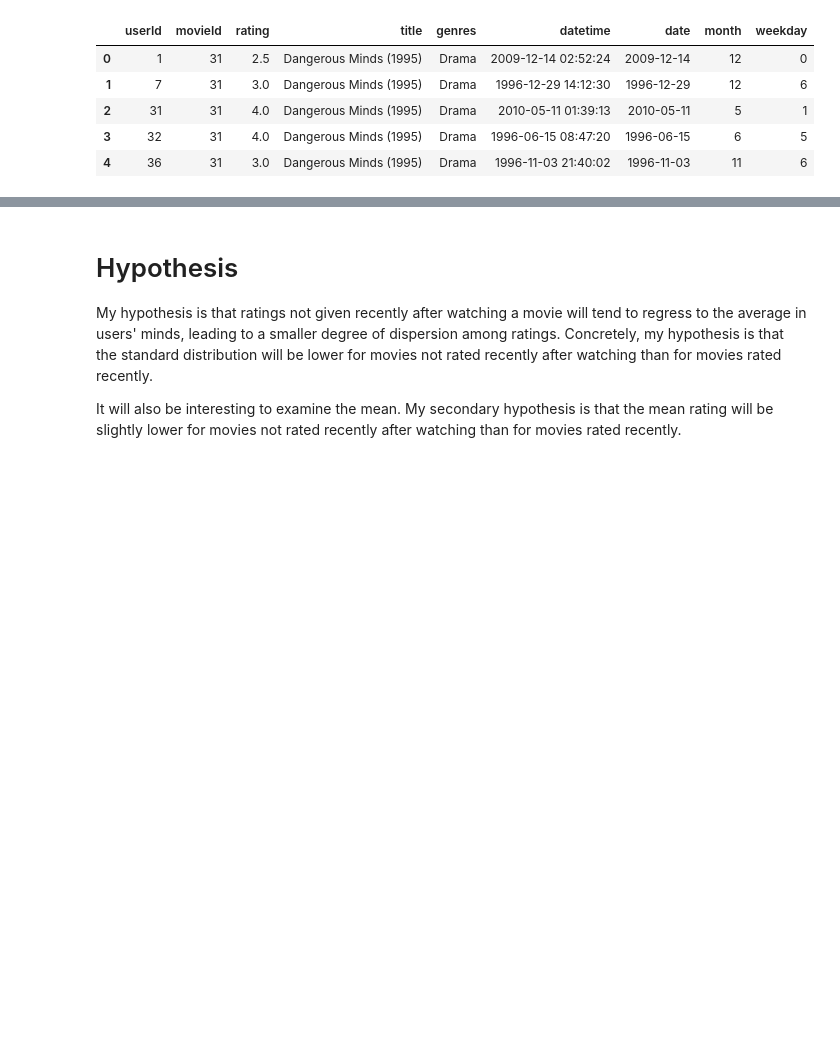
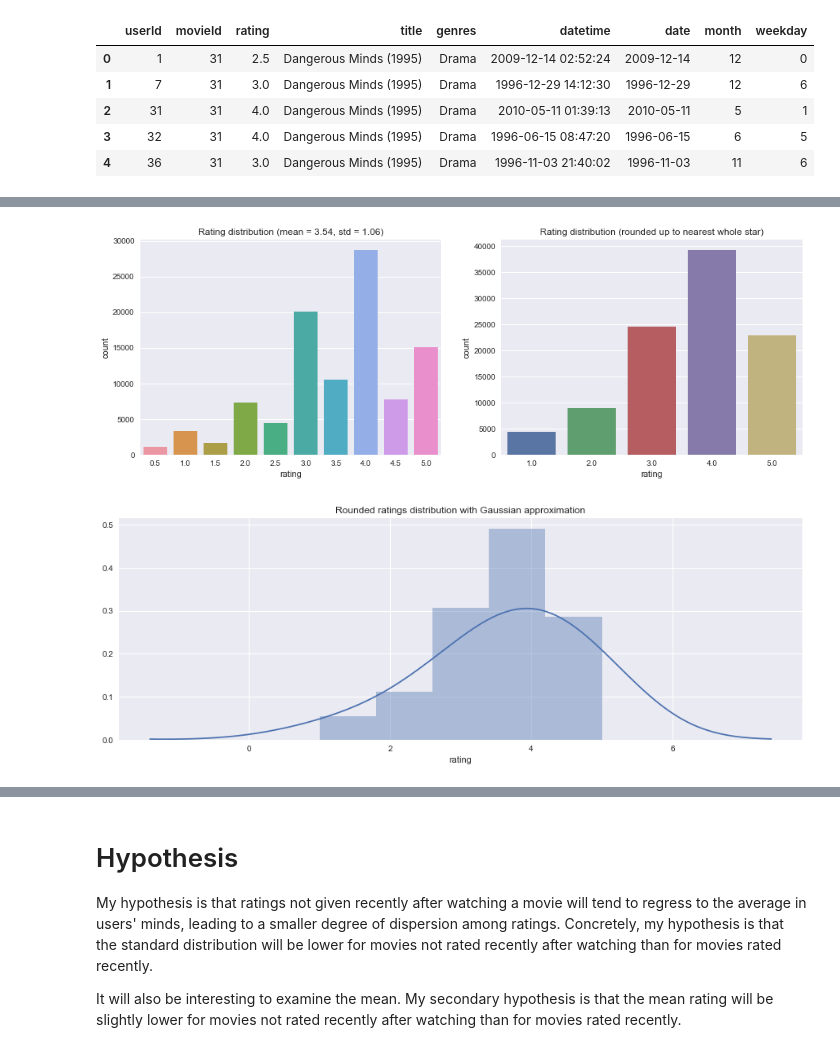
Before and after one commit to wwwslinger/drills, a Jupyter notebook: Thinkful/drills/capstone_1.ipynb, the cells around one changed output, grey strips where cells are left out. Cells and saved outputs as stored; diff of their text form; code cells hidden in the pictures; blank space fills up the shorter version.

```diff
--- a/Thinkful/drills/capstone_1.ipynb
+++ b/Thinkful/drills/capstone_1.ipynb
@@ -44,0 +34,23 @@ Examining the times at which the ratings are given, we can see that the dataset
+# %%
+rating_mean = smallRatings_df["rating"].mean()
+rating_std = smallRatings_df["rating"].std()
+
+plt.figure(figsize=(15,5))
+
+plt.subplot(121)
+sns.countplot("rating", data=smallRatings_df)
+plt.title("Rating distribution (mean = {}, std = {})".format(round(rating_mean, 2), round(rating_std, 2)))
+
+plt.subplot(122)
+roundedRatings = (smallRatings_df["rating"] + .01).round() # add .01 to avoid skew from default banker's rounding
+sns.countplot(roundedRatings)
+plt.title("Rating distribution (rounded up to nearest whole star)")
+plt.show()
+
+plt.figure(figsize=(15,5))
+sns.distplot(roundedRatings, bins=5, kde_kws={'bw':.8})
+plt.title("Rounded ratings distribution with Gaussian approximation")
+plt.show()
+# %% [output]
+[figure, added]
+[figure, added]
```
Also changed, not shown: parts of 16 cells of this notebook.
